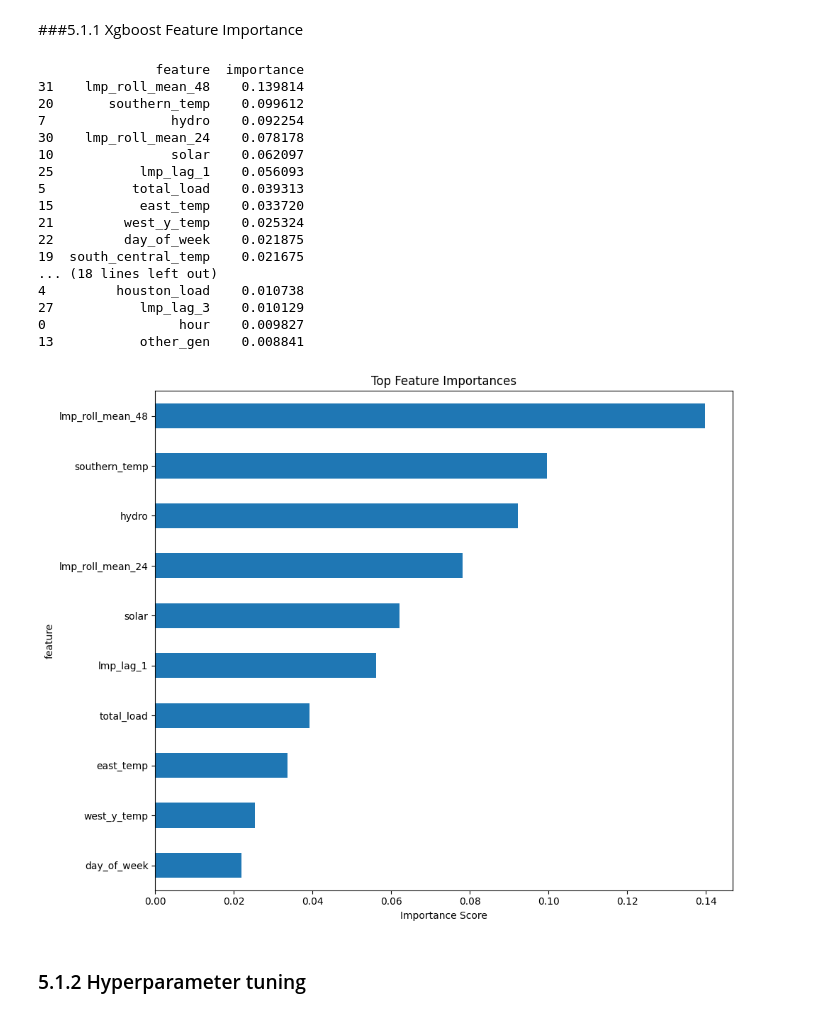
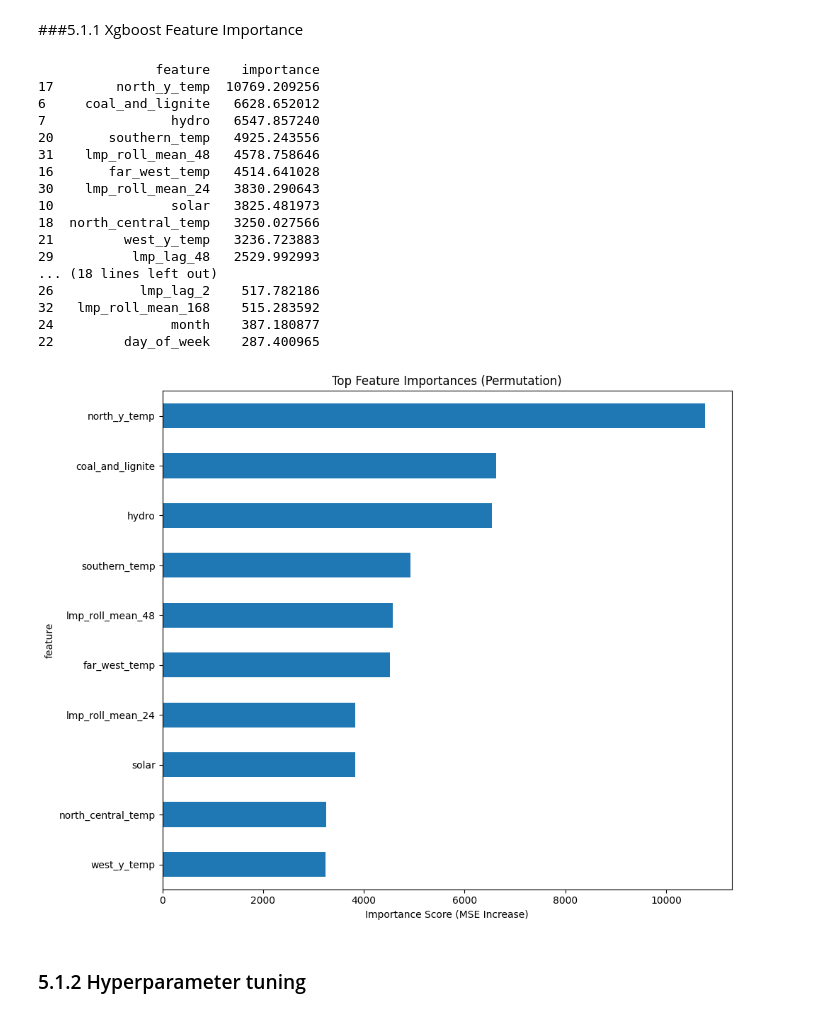
Before and after one commit to jessalynlc/IDS705_final_project, a Jupyter notebook: data_scrape.ipynb, the cells around one changed output. Saved outputs shown, nothing was run; the diff lists cells and outputs as text; code cells hidden in the pictures.

```diff
--- a/data_scrape.ipynb
+++ b/data_scrape.ipynb
@@ -1231,42 +1268,62 @@ RMSE: 182.2189
 # %% [markdown]
 ###5.1.1 Xgboost Feature Importance
 # %%
-importances = model.feature_importances_
+# Baseline performance
+y_pred_baseline = model.predict(X_train)
+baseline_score = mean_squared_error(y_train, y_pred_baseline)
 
+importances = []
+
+for col in X_train.columns:
+    X_shuffled = X_train.copy()
+    # Shuffle one feature
+    X_shuffled[col] = np.random.permutation(X_shuffled[col].values)
+
+    # Predict with shuffled data
+    y_pred_shuffled = model.predict(X_shuffled)
+
+    # Calculate performance
+    shuffled_score = mean_squared_error(y_train, y_pred_shuffled)
+
+    # Importance = how much worse the model got
+    importance = shuffled_score - baseline_score
+    importances.append(importance)
+
+# Put into dataframe
 importance_df = pd.DataFrame({
     'feature': X_train.columns,
     'importance': importances
 }).sort_values(by='importance', ascending=False)
 
 print(importance_df)
 
 # Plot top 10
 top_n = 10
 importance_df.head(top_n).plot(kind='barh', x='feature', y='importance', figsize=(10, 8), legend=False)
-plt.title("Top Feature Importances")
+plt.title("Top Feature Importances (Permutation)")
 plt.gca().invert_yaxis()
-plt.xlabel("Importance Score")
+plt.xlabel("Importance Score (MSE Increase)")
 plt.tight_layout()
 plt.show()
 # %% [output]
-               feature  importance
-31    lmp_roll_mean_48    0.139814
-20       southern_temp    0.099612
-7                hydro    0.092254
-30    lmp_roll_mean_24    0.078178
-10               solar    0.062097
-25           lmp_lag_1    0.056093
-5           total_load    0.039313
-15           east_temp    0.033720
-21         west_y_temp    0.025324
-22         day_of_week    0.021875
-19  south_central_temp    0.021675
+               feature    importance
+17        north_y_temp  10769.209256
+6     coal_and_lignite   6628.652012
+7                hydro   6547.857240
+20       southern_temp   4925.243556
+31    lmp_roll_mean_48   4578.758646
+16       far_west_temp   4514.641028
+30    lmp_roll_mean_24   3830.290643
+10               solar   3825.481973
+18  north_central_temp   3250.027566
+21         west_y_temp   3236.723883
+29          lmp_lag_48   2529.992993
 ... (18 lines left out)
-4         houston_load    0.010738
-27           lmp_lag_3    0.010129
-0                 hour    0.009827
-13           other_gen    0.008841
+26           lmp_lag_2    517.782186
+32   lmp_roll_mean_168    515.283592
+24               month    387.180877
+22         day_of_week    287.400965
-[figure, old version]
+[figure, new version]
 # %% [markdown]
 ### 5.1.2 Hyperparameter tuning
 # %%
```
Also changed, not shown: parts of 5 cells of this notebook.
